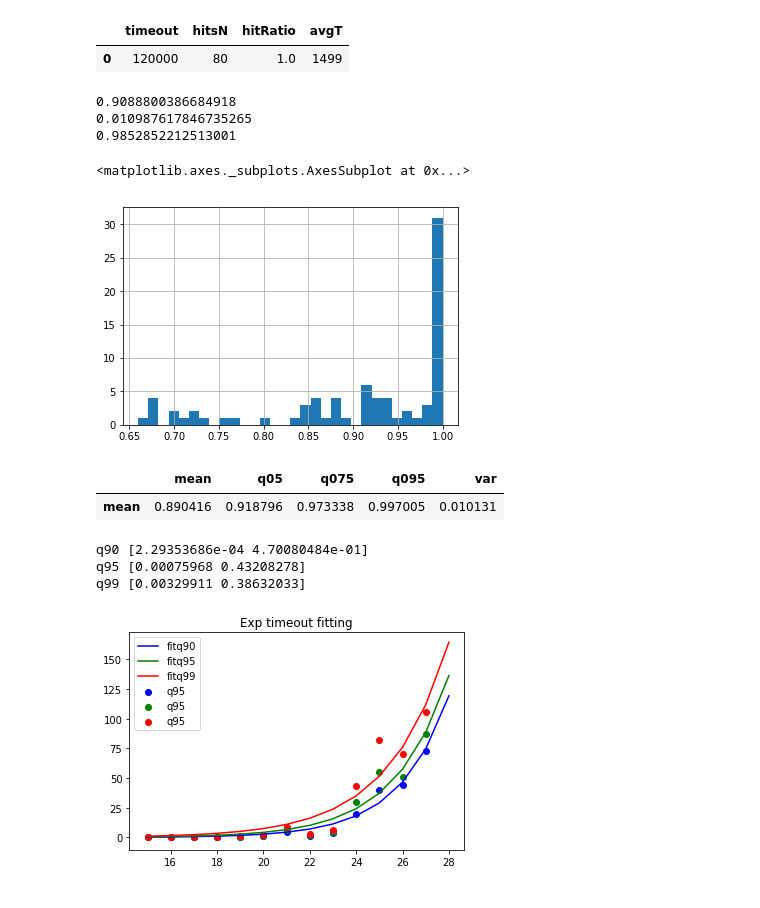
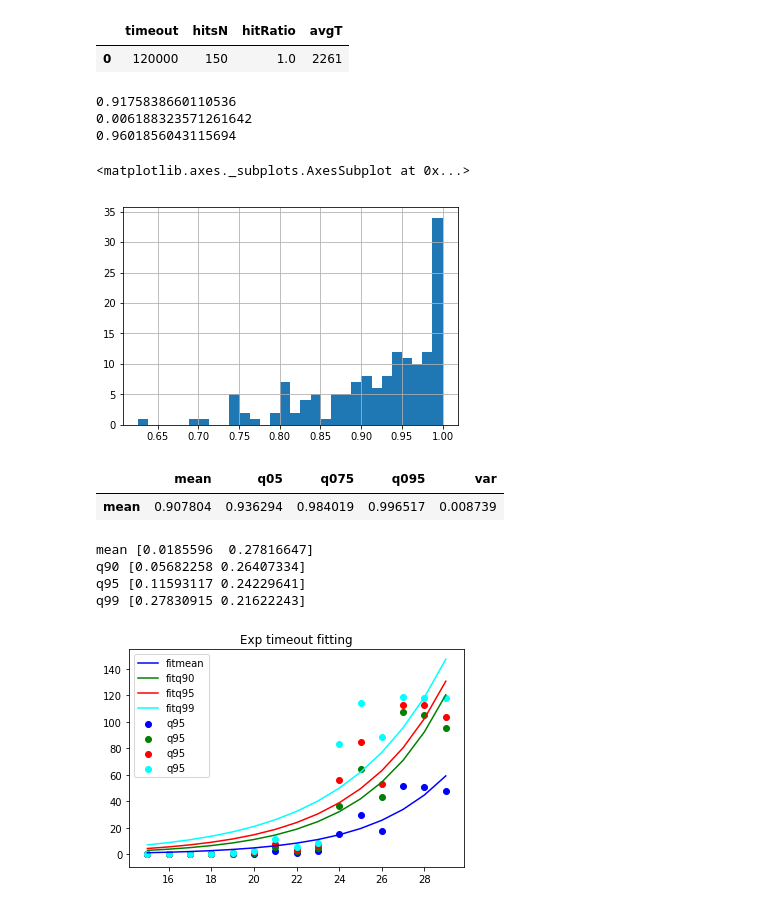
Before and after one commit to CHoudrouge4/osh, a Jupyter notebook: Analysis.ipynb, the cells around one changed output. Drawn from its saved outputs; the diff is of its cells as text; code cells hidden in the pictures.

```diff
--- a/Analysis.ipynb
+++ b/Analysis.ipynb
@@ -11,7 +11,7 @@ import csv
 import io as io
 import os as os
 # %%
-experimentDir = "plotData/timeout_estimation_sa_2019-02-09_00-42-50"
+experimentDir = "plotData/timeout_estimation_sa_2019-02-09_15-42-15"
 
 allData = {}
 
@@ -26,7 +26,7 @@ for solverName in os.listdir(experimentDir):
         for runData in os.listdir(runDir):
             runDataPath = runDir + "/" + runData
             if runData.startswith("run"):
-                table = pd.read_csv(runDataPath, names=["runtime","cntProbe","merit"], sep="\s+", header=None)
+                table = pd.read_csv(runDataPath, names=["runtime","cntProbe","merit"], header=None)
                 exData["runs"].append(table)
             else:
                 table = pd.read_csv(runDataPath, names=["timeout","hitsN","hitRatio","avgT"], header=None)
@@ -37,7 +37,7 @@ sampleRun = concreteRun["runs"][0]
 display(concreteRun["summary"])
 # %% [output]
 |  | timeout | hitsN | hitRatio | avgT |
-| 0 | 120000 | 80 | 1.0 | 1499 |
+| 0 | 120000 | 150 | 1.0 | 2261 |
 # %%
 # Sample correlation
 
@@ -51,11 +51,11 @@ print(corrTable["corr"].var())
 print(corrTable["corr"].quantile(q=0.6))
 corrTable["corr"].hist(bins=30)
 # %% [output]
-0.9088800386684918
-0.010987617846735265
-0.9852852212513001
+0.9175838660110536
+0.006188323571261642
+0.9601856043115694
 <matplotlib.axes._subplots.AxesSubplot at 0x...>
-[figure, old version]
+[figure, new version]
 # %%
 # Average correlation over one run
 
@@ -78,43 +78,45 @@ aggTable = resTable.drop(columns=["n"]).agg(["mean"])
 display(aggTable)
 # %% [output]
 |  | mean | q05 | q075 | q095 | var |
-| mean | 0.890416 | 0.918796 | 0.973338 | 0.997005 | 0.010131 |
+| mean | 0.907804 | 0.936294 | 0.984019 | 0.996517 | 0.008739 |
 # %%
 runtimesTable = pd.DataFrame()
 for n, data in allData["sa"].items():
     runtimes = []
     for table in data["runs"]:
         runtimes.append(table["runtime"].iloc[-1])
     curRow = pd.DataFrame({n:runtimes})
     runtimesTable = runtimesTable.join(curRow, how="outer")
 
 #display(runtimesTable)
 #runtimesTable[26].hist(bins=15)
 #print(runtimesTable[26].quantile(q=0.95)/1000000)
 
 tlTable = pd.DataFrame()
 for n in runtimesTable:
     tlTable = tlTable.append({"n":n
+                              , "mean": (runtimesTable[n].mean())/1000000
                               , "q90": (runtimesTable[n].quantile(q=0.90)/1000000)
                               , "q95": (runtimesTable[n].quantile(q=0.95)/1000000)
                               , "q99": (runtimesTable[n].quantile(q=0.99)/1000000)
                              }, ignore_index=True)
 
 
-colors = ['blue', 'green', 'red']
-for qparam, col in zip(["q90","q95","q99"],colors):
+colors = ['blue', 'green', 'red', 'cyan']
+for qparam, col in zip(["mean","q90","q95","q99"],colors):
     plt.scatter(tlTable["n"], tlTable[qparam], color=col, label="q95")
     (appr,_) = sp.optimize.curve_fit(lambda t,a,b: a*np.exp(b*t), tlTable["n"],tlTable[qparam])#,  p0=(4, 0.1))
     print(qparam, appr)
-    ns = range(15,29)
+    ns = range(15,30)
     plt.plot(ns,appr[0]*np.exp(appr[1]*ns), label=("fit"+qparam), color=col)
 
 
 plt.legend(loc='upper left')
 plt.title('Exp timeout fitting')
 plt.show()
 # %% [output]
-q90 [2.29353686e-04 4.70080484e-01]
-q95 [0.00075968 0.43208278]
-q99 [0.00329911 0.38632033]
+mean [0.0185596  0.27816647]
+q90 [0.05682258 0.26407334]
+q95 [0.11593117 0.24229641]
+q99 [0.27830915 0.21622243]
-[figure, old version]
+[figure, new version]
```
